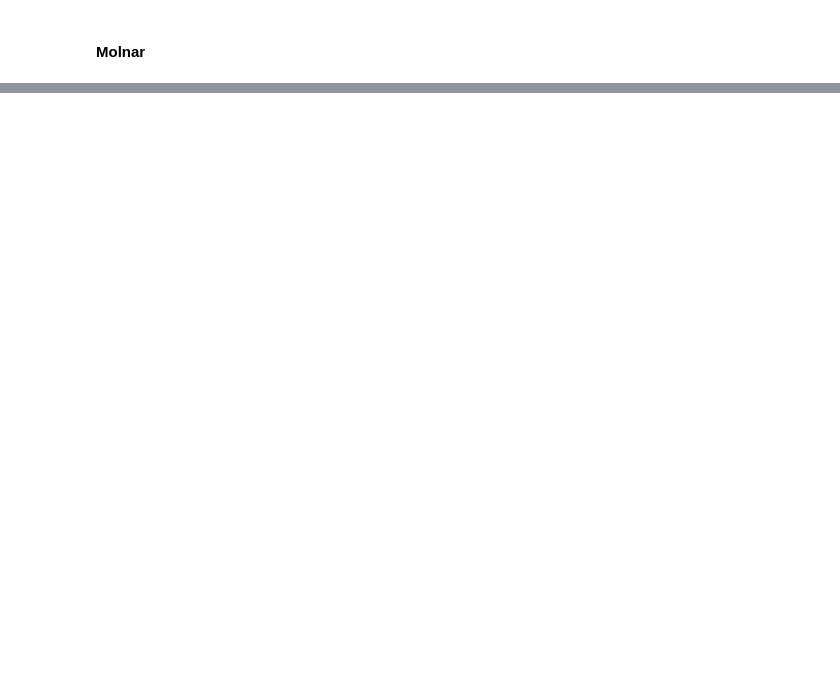
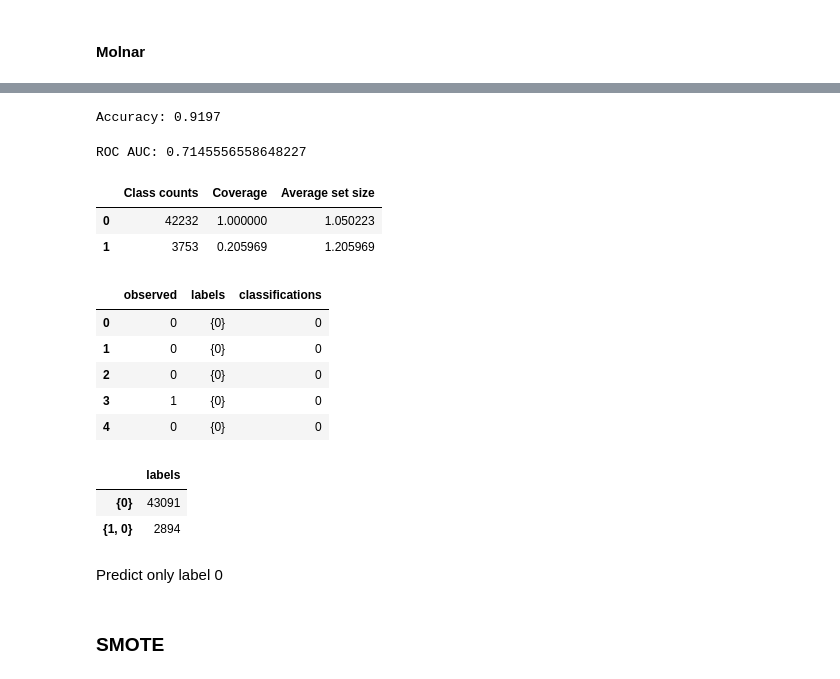
Before and after one commit to haileyvu9/RP, a Jupyter notebook: Research_Project_Hailey_Update.ipynb, the cells around one changed output, grey strips where cells are left out. Cells and saved outputs as stored; diff of their text form; code cells hidden in the pictures; blank space fills up the shorter version.

```diff
--- a/Research_Project_Hailey_Update.ipynb
+++ b/Research_Project_Hailey_Update.ipynb
@@ -848,0 +1032,3 @@ plt.show()
+# %%
+best_xgb_classifier = XGBClassifier(**grid_search.best_params_, random_state=42)
+best_xgb_classifier.fit(X_train_1, y_train_1)
@@ -848,0 +1047,56 @@ plt.show()
+# %%
+y_pred_xgb_best_1 = best_xgb_classifier.predict(X_test_1)
+y_prob_xgb_best_1 = best_xgb_classifier.predict_proba(X_test_1)
+# %%
+accuracy = accuracy_score(y_test_1, y_pred_xgb_best_1)
+print(f"Accuracy: {accuracy:.4f}")
+# %% [output]
+Accuracy: 0.9197
+# %%
+print('ROC AUC: {}'.format(roc_auc_score(y_test_1, y_prob_xgb_best_1[:,1])))
+# %% [output]
+ROC AUC: 0.7145556558648227
+# %%
+X_train_1, X_calib_test_1, y_train_1, y_calib_test_1 = train_test_split(X_select_1, y_select_1, test_size=0.3, random_state=42)
+X_calib_1, X_test_1, y_calib_1, y_test_1 = train_test_split(X_calib_test_1, y_calib_test_1, test_size=0.5, random_state=42)
+# %%
+prediction_set_Vovk_1, p_values_test_set_class_0, p_values_test_set_class_1 = prediction_sets(X_train_1, y_train_1, X_calib_1, y_calib_1, X_test_1, y_test_1, model = XGBClassifier(**grid_search.best_params_, random_state=42), significance_level = 0.02)
+# %%
+result_Vovk_1 = pd.DataFrame(index=class_labels)
+result_Vovk_1['Class counts'] = get_class_counts(y_test_1)
+result_Vovk_1['Coverage'] = get_coverage_by_class(np.array(prediction_set_Vovk_1), y_test_1)
+result_Vovk_1['Average set size'] = get_average_set_size(np.array(prediction_set_Vovk_1), y_test_1)
+result_Vovk_1
+# %% [output]
+|  | Class counts | Coverage | Average set size |
+| 0 | 42232 | 1.000000 | 1.050223 |
+| 1 | 3753 | 0.205969 | 1.205969 |
+# %%
+# Collate predictions
+
+results_sets_Vovk_1 = pd.DataFrame()
+results_sets_Vovk_1['observed'] = [class_labels[i] for i in y_test_1]
+results_sets_Vovk_1['labels'] = get_prediction_set_labels(prediction_set_Vovk_1, class_labels)
+results_sets_Vovk_1['classifications'] = [class_labels[i] for i in y_pred_xgb_best_1]
+
+# Show first 10 results
+results_sets_Vovk_1.head(5)
+# %% [output]
+|  | observed | labels | classifications |
+| 0 | 0 | {0} | 0 |
+| 1 | 0 | {0} | 0 |
+| 2 | 0 | {0} | 0 |
+| 3 | 1 | {0} | 0 |
+| 4 | 0 | {0} | 0 |
+# %%
+value_counts_Vovk_1 = results_sets_Vovk_1['labels'].value_counts()
+value_counts_Vovk_1_df = pd.DataFrame(value_counts_Vovk_1)
+value_counts_Vovk_1_df
+# %% [output]
+|  | labels |
+| {0} | 43091 |
+| {1, 0} | 2894 |
+# %% [markdown]
+Predict only label 0
+# %% [markdown]
+### SMOTE
```
Also changed, not shown: parts of 44 cells of this notebook.
